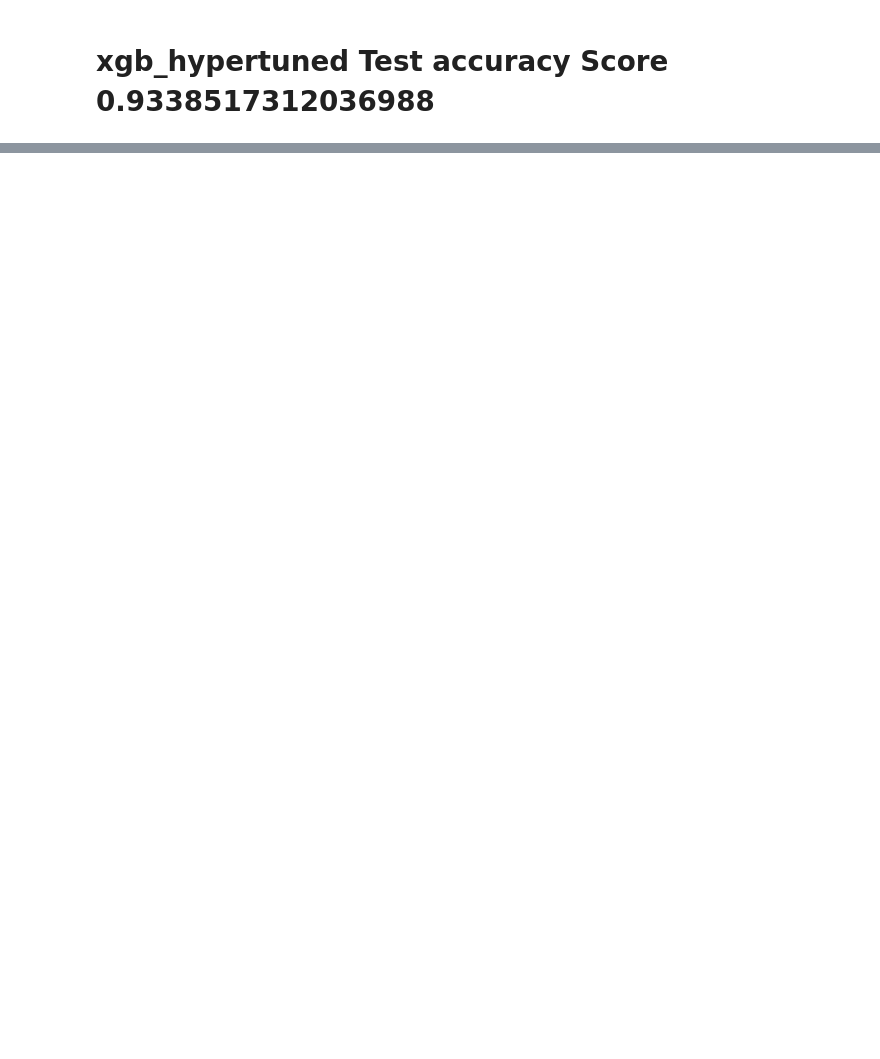
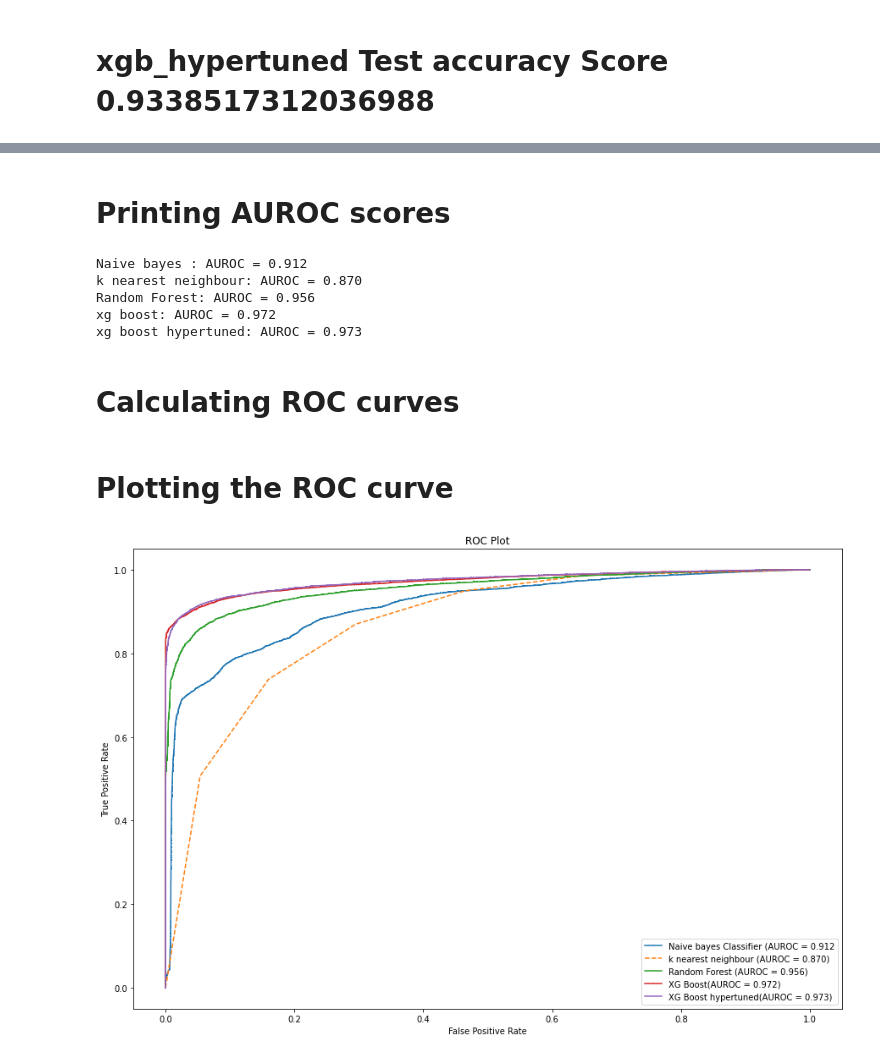
Before and after one commit to jayV1999/Bank-Marketing-Effectiveness-Prediction, a Jupyter notebook: Bank_Marketing_Effectiveness_Prediction_Jayanth_V.ipynb, the cells around one changed output, grey strips where cells are left out. Cells and saved outputs as stored; diff of their text form; code cells hidden in the pictures; blank space fills up the shorter version.

```diff
--- a/Bank_Marketing_Effectiveness_Prediction_Jayanth_V.ipynb
+++ b/Bank_Marketing_Effectiveness_Prediction_Jayanth_V.ipynb
@@ -947,0 +928,12 @@ sns.heatmap(cf_matrix, annot=True)
+# %%
+gnb_prob = gnb.predict_proba(X_test)
+knn_prob = knn.predict_proba(X_test)
+rf_reg_prob = rf_reg.predict_proba(X_test)
+xgb_prob = xgb.predict_proba(X_test)
+xgb_hyp_prob = xgb_hyp.predict_proba(X_test)
+# %%
+gnb_prob = gnb_prob[:,1]
+knn_prob = knn_prob[:, 1]
+rf_reg_prob = rf_reg_prob[:, 1]
+xgb_prob = xgb_prob[:, 1]
+xgb_hyp_prob = xgb_hyp_prob[:, 1]
@@ -947,0 +944,48 @@ sns.heatmap(cf_matrix, annot=True)
+# %%
+gnb_auc = roc_auc_score(y_test,gnb_prob)
+knn_auc = roc_auc_score(y_test, knn_prob)
+rf_reg_auc = roc_auc_score(y_test, rf_reg_prob)
+xgb_auc = roc_auc_score(y_test, xgb_prob)
+xgb_hyp_auc = roc_auc_score(y_test, xgb_hyp_prob)
+# %% [markdown]
+# **Printing AUROC scores**
+# %%
+print('Naive bayes : AUROC = %.3f' % (gnb_auc))
+print('k nearest neighbour: AUROC = %.3f' % (knn_auc))
+print('Random Forest: AUROC = %.3f' % (rf_reg_auc))
+print('xg boost: AUROC = %.3f' % (xgb_auc))
+print('xg boost hypertuned: AUROC = %.3f' % (xgb_hyp_auc))
+# %% [output]
+Naive bayes : AUROC = 0.912
+k nearest neighbour: AUROC = 0.870
+Random Forest: AUROC = 0.956
+xg boost: AUROC = 0.972
+xg boost hypertuned: AUROC = 0.973
+# %% [markdown]
+# **Calculating ROC curves**
+# %%
+gnb_fpr, gnb_tpr, _ = roc_curve(y_test, gnb_prob)
+knn_fpr, knn_tpr, _ = roc_curve(y_test, knn_prob)
+rf_reg_fpr, rf_reg_tpr, _ = roc_curve(y_test, rf_reg_prob)
+xgb_fpr, xgb_tpr, _ = roc_curve(y_test, xgb_prob)
+xgb_hyp_fpr, xgb_hyp_tpr, _ = roc_curve(y_test, xgb_hyp_prob)
+# %% [markdown]
+# **Plotting the ROC curve**
+# %%
+plt.figure(figsize=(15,10))
+plt.plot(gnb_fpr, gnb_tpr, marker = ',', label='Naive bayes Classifier (AUROC = %0.3f' % gnb_auc)
+plt.plot(knn_fpr, knn_tpr, linestyle='--', label='k nearest neighbour (AUROC = %0.3f)' % knn_auc)
+plt.plot(rf_reg_fpr, rf_reg_tpr, marker=',', label='Random Forest (AUROC = %0.3f)' % rf_reg_auc)
+plt.plot(xgb_fpr, xgb_tpr, marker=',', label='XG Boost(AUROC = %0.3f)' % xgb_auc)
+plt.plot(xgb_hyp_fpr, xgb_hyp_tpr, marker=',', label='XG Boost hypertuned(AUROC = %0.3f)' % xgb_hyp_auc)
+# Title
+plt.title('ROC Plot')
+# Axis labels
+plt.xlabel('False Positive Rate')
+plt.ylabel('True Positive Rate')
+# Show legend
+plt.legend() #
+# Show plot
+plt.show()
+# %% [output]
+[figure, added]
```
Also changed, not shown: parts of 16 cells of this notebook.
